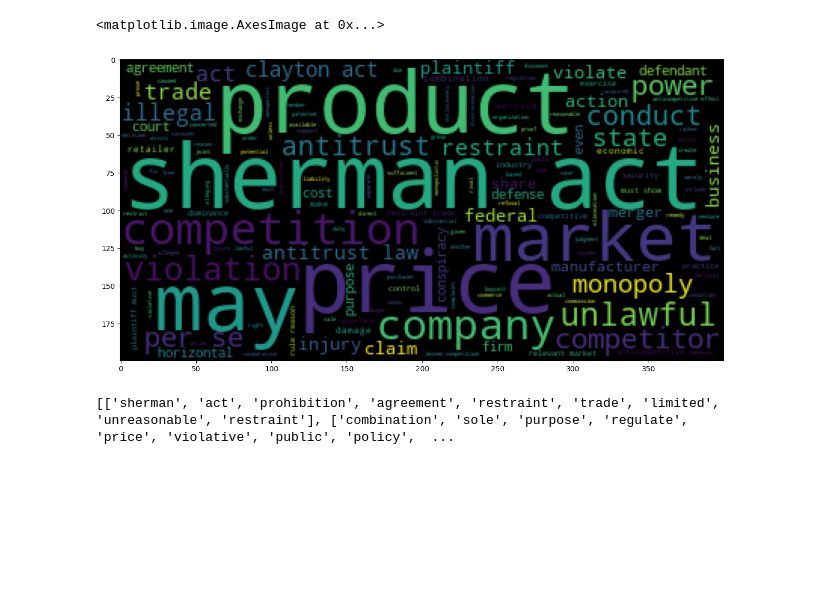
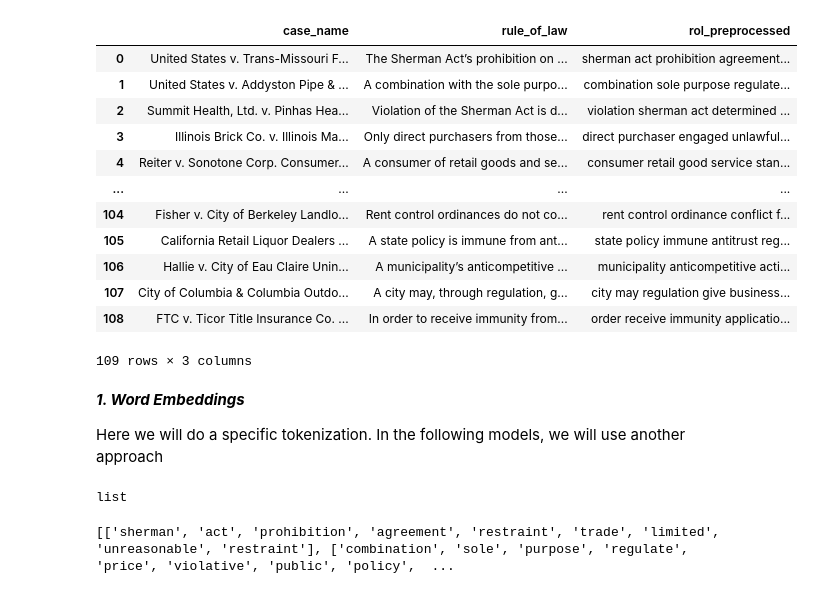
Before and after one commit to pmalca/nllp_antitrust_v.1, a Jupyter notebook: 3_nlp_models.ipynb, the cells around one changed output. Cells and saved outputs as stored; diff of their text form; code cells hidden in the pictures; blank space fills up the shorter version.

```diff
--- a/nlp_models.ipynb
+++ b/3_nlp_models.ipynb
@@ -5,7 +5,0 @@ from nltk import word_tokenize, FreqDist
-# %%
-wordcloud = WordCloud().generate(" ".join(df.rol_preprocessed))
-plt.figure(figsize=[15,8])
-plt.imshow(wordcloud)
-# %% [output]
-<matplotlib.image.AxesImage at 0x...>
-[figure, removed]
@@ -14 +6,22 @@ from gensim.models import Word2Vec
+# %%
+df = pd.read_csv(r"D:\Proyectos\nllp_antitrust.v1\corpus_rol.csv")
+df
+# %% [output]
+|  | case_name | rule_of_law | rol_preprocessed |
+| 0 | United States v. Trans-Missouri F... | The Sherman Act’s prohibition on ... | sherman act prohibition agreement... |
+| 1 | United States v. Addyston Pipe & ... | A combination with the sole purpo... | combination sole purpose regulate... |
+| 2 | Summit Health, Ltd. v. Pinhas Hea... | Violation of the Sherman Act is d... | violation sherman act determined ... |
+| 3 | Illinois Brick Co. v. Illinois Ma... | Only direct purchasers from those... | direct purchaser engaged unlawful... |
+| 4 | Reiter v. Sonotone Corp. Consumer... | A consumer of retail goods and se... | consumer retail good service stan... |
+| ... | ... | ... | ... |
+| 104 | Fisher v. City of Berkeley Landlo... | Rent control ordinances do not co... | rent control ordinance conflict f... |
+| 105 | California Retail Liquor Dealers ... | A state policy is immune from ant... | state policy immune antitrust reg... |
+| 106 | Hallie v. City of Eau Claire Unin... | A municipality’s anticompetitive ... | municipality anticompetitive acti... |
+| 107 | City of Columbia & Columbia Outdo... | A city may, through regulation, g... | city may regulation give business... |
+| 108 | FTC v. Ticor Title Insurance Co. ... | In order to receive immunity from... | order receive immunity applicatio... |
+109 rows × 3 columns
+# %% [markdown]
+***1. Word Embeddings***
+
+Here we will do a specific tokenization. In the following models, we will use another approach
 # %%
@@ -15,4 +30,8 @@ from gensim.models import Word2Vec
 sentences = [word_tokenize(doc) for doc in df["rol_preprocessed"]]
+# %%
+type(sentences)
+# %% [output]
+list
 # %%
 print(sentences[:5])
 # %% [output]
```
Also changed, not shown: parts of 20 cells of this notebook, 3 other files.
